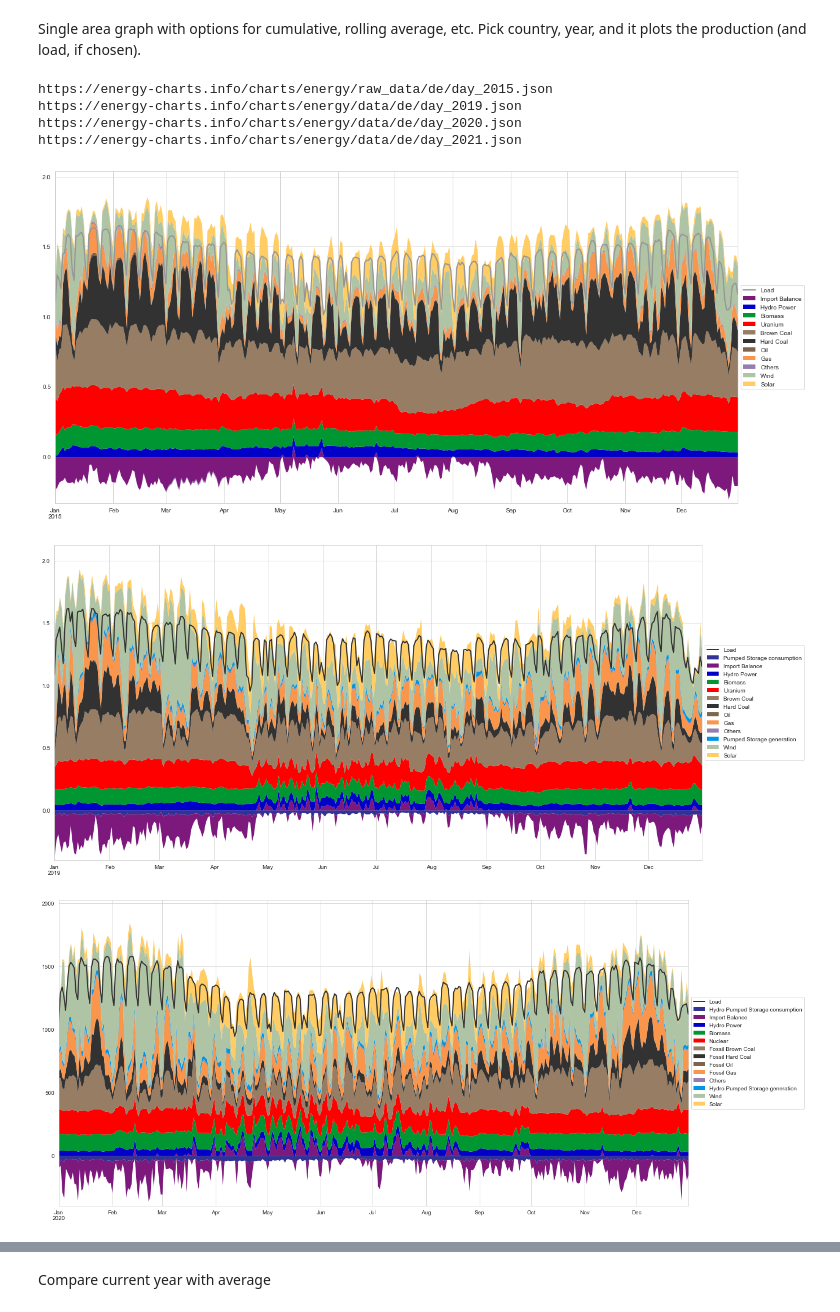
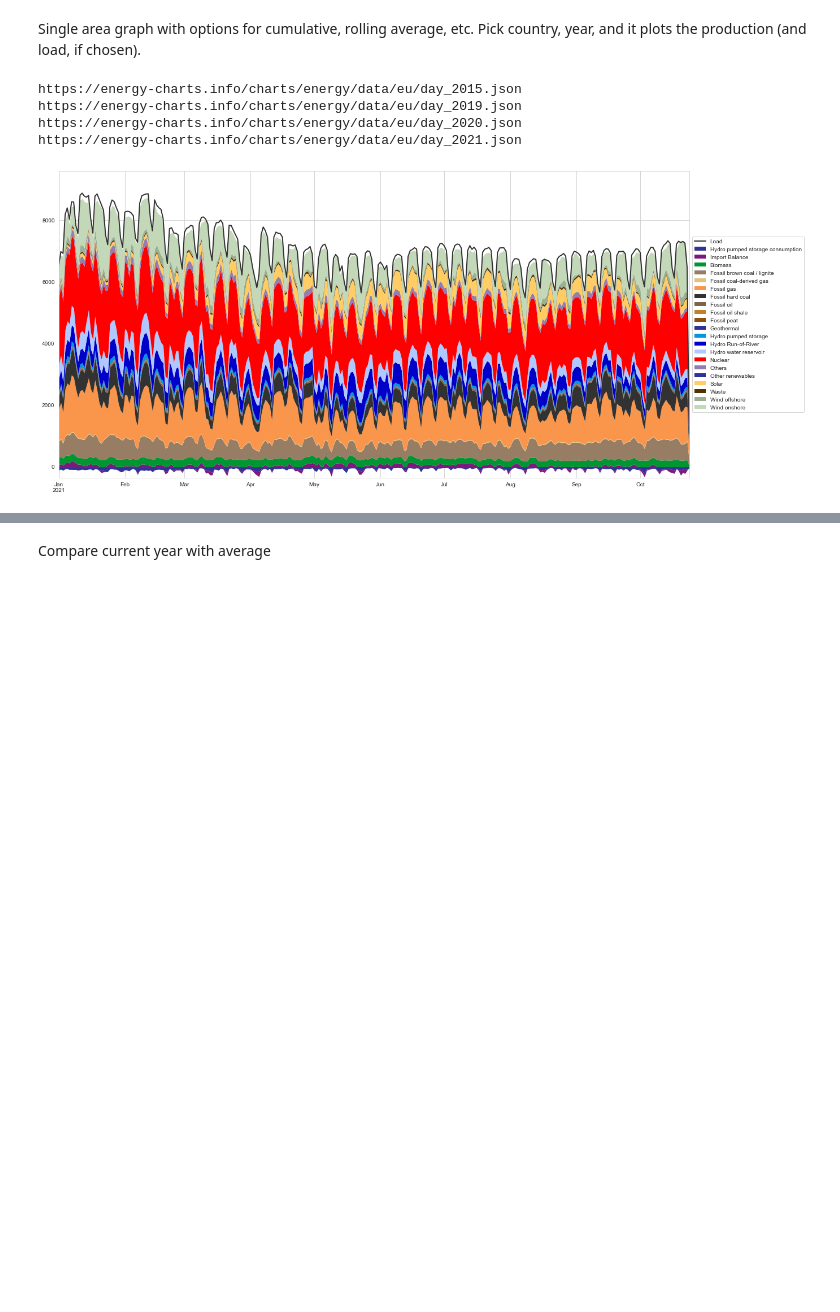
Before and after one commit to thomasgibon/energy-charts-remake, a Jupyter notebook: energy_charts.ipynb, the cells around one changed output, grey strips where cells are left out. Drawn from its saved outputs; the diff is of its cells as text; code cells hidden in the pictures; blank space fills up the shorter version.

```diff
--- a/energy_charts.ipynb
+++ b/energy_charts.ipynb
@@ -18,49 +19,51 @@ warnings.filterwarnings('ignore')
 Single area graph with options for cumulative, rolling average, etc.
 Pick country, year, and it plots the production (and load, if chosen).
 # %%
-rolling=1
-country='de'
+rolling=1 # rolling period (choose a multiple of 7 for best results)
+country='eu'
 
 prod_df_2015, load_df, colors_2015 = plot_prod(country=country, # country code
                              year='2015',  # year
-                             display=True, # display chart (or just save data)
+                             display=False, # display chart (or just save data)
                              load=True,    # show load
                              cumul=False,  # cumulative
                              rolling=rolling,   # rolling average, in timesteps
                              lang='en')    # language
+
 # prod_df_2018, load_df, colors = plot_prod(country=country, # country code
 #                              year='2018',  # year
 #                              display=True, # display chart (or just save data)
 #                              load=True,    # show load
 #                              cumul=False,  # cumulative
 #                              rolling=rolling,   # rolling average, in timesteps
 #                              lang='en')    # language
-prod_df_2019, load_df, _ = plot_prod(country=country, # country code
+
+prod_df_2019, load_df, colors_2019 = plot_prod(country=country, # country code
                              year='2019',  # year
-                             display=True, # display chart (or just save data)
+                             display=False, # display chart (or just save data)
                              load=True,    # show load
                              cumul=False,  # cumulative
                              rolling=rolling,   # rolling average, in timesteps
                              lang='en')    # language
-prod_df_2020, load_df, _ = plot_prod(country=country, # country code
+
+prod_df_2020, load_df, colors_2020 = plot_prod(country=country, # country code
                              year='2020',  # year
-                             display=True, # display chart (or just save data)
+                             display=False, # display chart (or just save data)
                              load=True,    # show load
                              cumul=False,  # cumulative
                              rolling=rolling,   # rolling average, in timesteps
                              lang='en')    # language
+
 prod_df_2021, load_df, colors_2021 = plot_prod(country=country, # country code
                              year='2021',  # year
                              display=True, # display chart (or just save data)
                              load=True,    # show load
                              cumul=False,  # cumulative
                              rolling=rolling,   # rolling average, in timesteps
                              lang='en')    # language
 # %% [output]
-https://energy-charts.info/charts/energy/raw_data/de/day_2015.json
-https://energy-charts.info/charts/energy/data/de/day_2019.json
-https://energy-charts.info/charts/energy/data/de/day_2020.json
-https://energy-charts.info/charts/energy/data/de/day_2021.json
+https://energy-charts.info/charts/energy/data/eu/day_2015.json
+https://energy-charts.info/charts/energy/data/eu/day_2019.json
+https://energy-charts.info/charts/energy/data/eu/day_2020.json
+https://energy-charts.info/charts/energy/data/eu/day_2021.json
-[figure, old version]
+[figure, new version]
-[figure, removed]
-[figure, removed]
```
Also changed, not shown: parts of 44 cells of this notebook.
